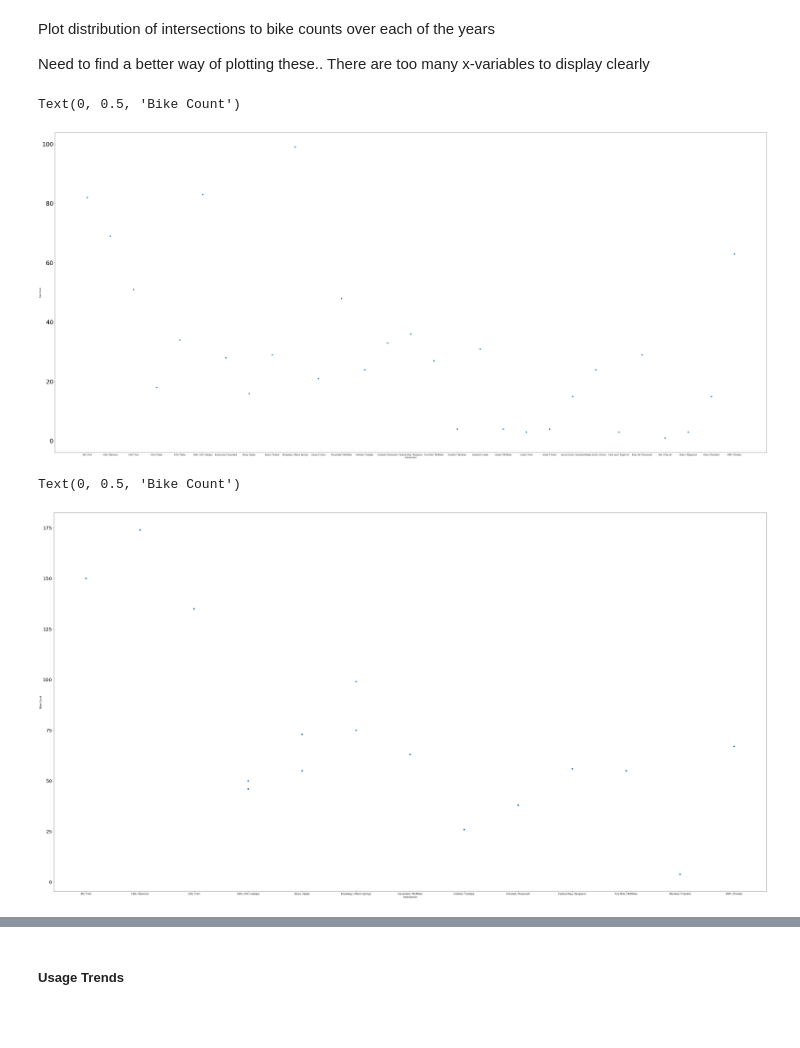
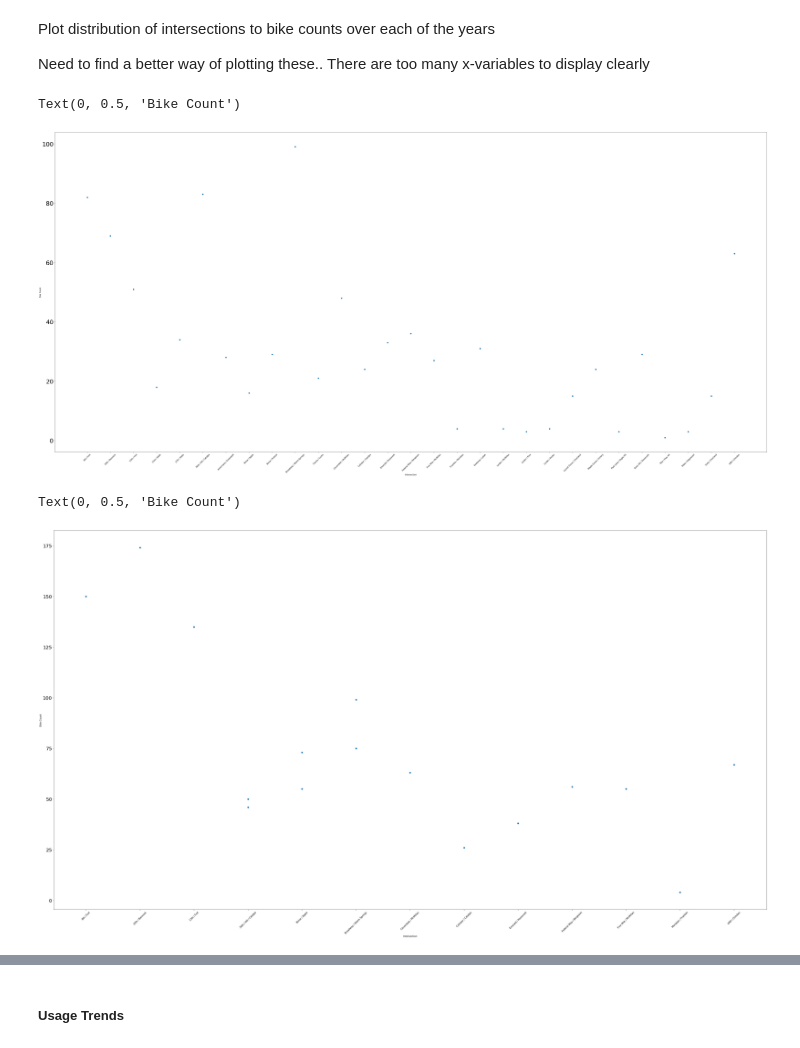
Before and after one commit to mikestefancic/TVCA, a Jupyter notebook: 01-tvca-clean.ipynb, the cells around one changed output, grey strips where cells are left out. Drawn from its saved outputs; the diff is of its cells as text; code cells hidden in the pictures; blank space fills up the shorter version.

```diff
--- a/01-tvca-clean.ipynb
+++ b/01-tvca-clean.ipynb
@@ -827,21 +825,23 @@ Need to find a better way of plotting these.. There are too many x-variables to
 # %%
 plt.rc('ytick', labelsize=30)
 plt.figure(figsize=(65,30))
 plt.scatter(data_2007_trimmed['Location'], data_2007_trimmed['Total'])
+plt.xticks(rotation=45)
 plt.xlabel('Intersection')
 plt.ylabel('Bike Count')
 # %% [output]
 Text(0, 0.5, 'Bike Count')
-[figure, old version]
+[figure, new version]
 # %%
 plt.rc('ytick', labelsize=20)
 plt.figure(figsize=(55,30))
 plt.scatter(data_2008_trimmed['Location'], data_2008_trimmed['Total'])
+plt.xticks(rotation=45)
 plt.xlabel('Intersection')
 plt.ylabel('Bike Count')
 # %% [output]
 Text(0, 0.5, 'Bike Count')
-[figure, old version]
+[figure, new version]
 # %%
 plt.rc('ytick', labelsize=30)
 plt.figure(figsize=(90,30))
```
Also changed, not shown: parts of 3 cells of this notebook.
